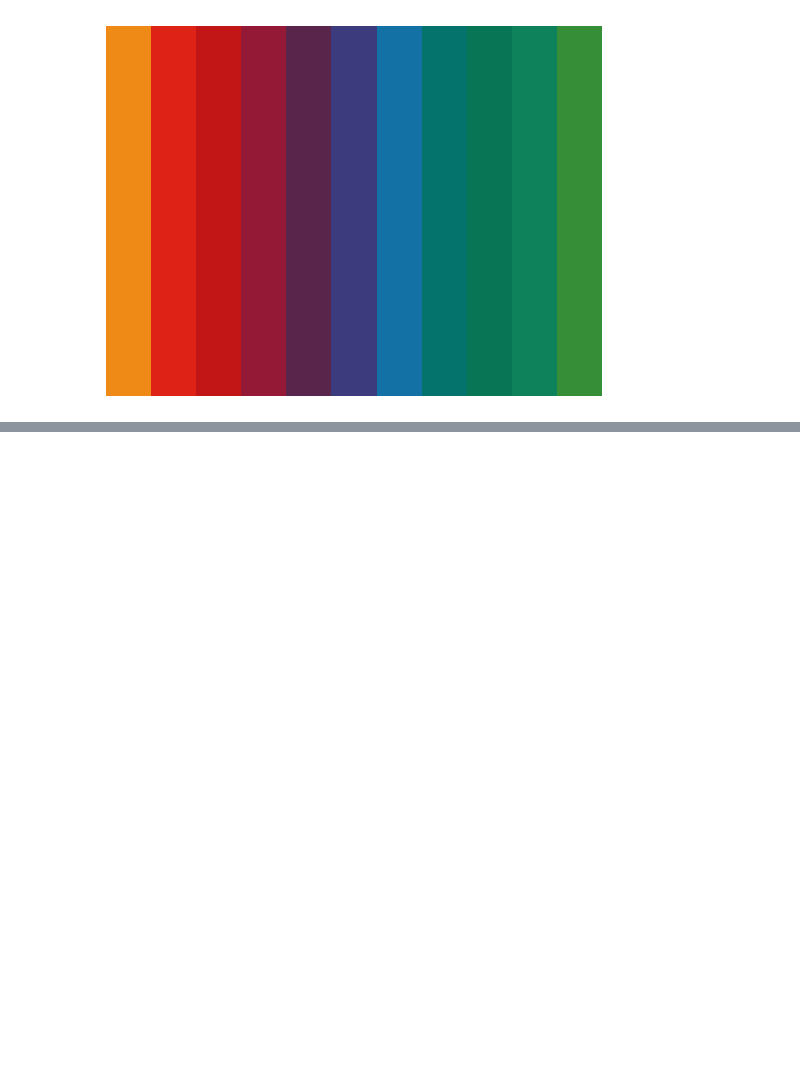
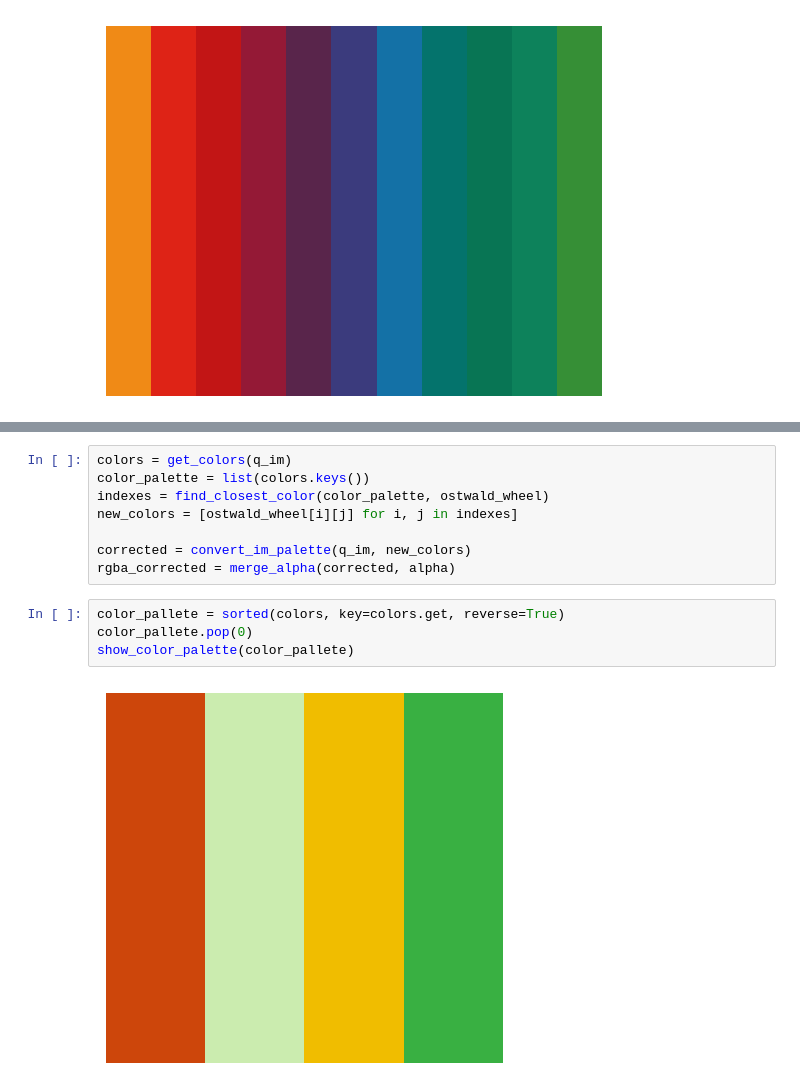
Before and after one commit to rubsuadav/Trabajo-PID, a Jupyter notebook: Trabajo PID.ipynb, the cells around one changed output, grey strips where cells are left out. Cells and saved outputs as stored; diff of their text form; blank space fills up the shorter version.

```diff
--- a/Trabajo PID.ipynb
+++ b/Trabajo PID.ipynb
@@ -1420,0 +1420,14 @@ for colors in oswall_dict.keys():
+# %%
+colors = get_colors(q_im)
+color_palette = list(colors.keys())
+indexes = find_closest_color(color_palette, ostwald_wheel)
+new_colors = [ostwald_wheel[i][j] for i, j in indexes]
+
+corrected = convert_im_palette(q_im, new_colors)
+rgba_corrected = merge_alpha(corrected, alpha)
+# %%
+color_pallete = sorted(colors, key=colors.get, reverse=True)
+color_pallete.pop(0)
+show_color_palette(color_pallete)
+# %% [output]
+[figure, added]
```
Also changed, not shown: parts of 8 cells of this notebook.
